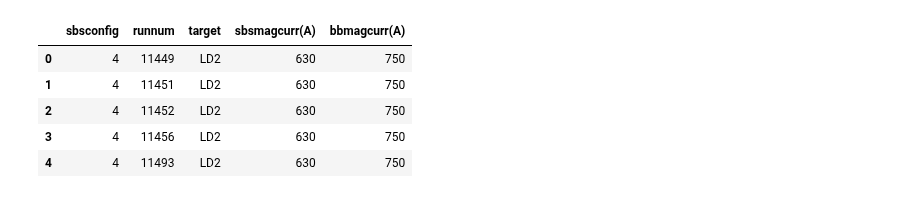
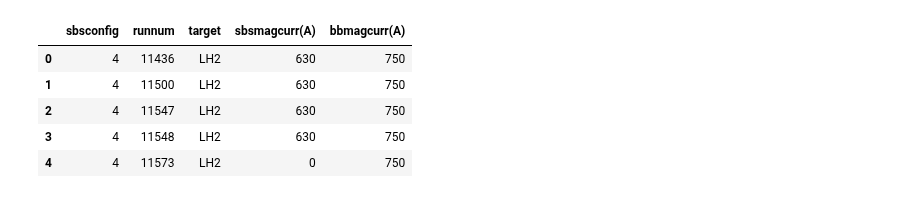
Before and after one commit to provakar1994/gmn_ana, a Jupyter notebook: DB/join_n_merge_rLists.ipynb, the cells around one changed output. Saved outputs shown, nothing was run; the diff lists cells and outputs as text; code cells hidden in the pictures.

```diff
--- a/DB/join_n_merge_rLists.ipynb
+++ b/DB/join_n_merge_rLists.ipynb
@@ -6,7 +7,7 @@ import pandas as pd
 # %%
 # Define the appropriate input variables
 sbsconf = [4, 7, 11, 14, 8, 9]
-target = 'LD2'
+target = 'LH2'
 replay_pass = 1
 prefix = '{}/avg_ebeam_prun_sbs'.format(target)
 # %%
@@ -35,15 +52,15 @@ grunlname = 'good_runList_GMn_nTPE_{}_pass_{}.csv'.format(target, replay_pass)
 good_rListdf = pd.DataFrame(pd.read_csv(grunlname))
 # %%
 # Drop certain columns first (Useful in case of any edits)
-#good_rListdf = good_rListdf.drop(columns=['ebeam_mean(GeV)', 'ebeam_std(GeV)'], axis=1)
-#good_rListdf.head()
+good_rListdf = good_rListdf.drop(columns=['ebeam_mean(GeV)', 'ebeam_std(GeV)'], axis=1)
+good_rListdf.head()
 # %% [output]
 |  | sbsconfig | runnum | target | sbsmagcurr(A) | bbmagcurr(A) |
-| 0 | 4 | 11449 | LD2 | 630 | 750 |
-| 1 | 4 | 11451 | LD2 | 630 | 750 |
-| 2 | 4 | 11452 | LD2 | 630 | 750 |
-| 3 | 4 | 11456 | LD2 | 630 | 750 |
-| 4 | 4 | 11493 | LD2 | 630 | 750 |
+| 0 | 4 | 11436 | LH2 | 630 | 750 |
+| 1 | 4 | 11500 | LH2 | 630 | 750 |
+| 2 | 4 | 11547 | LH2 | 630 | 750 |
+| 3 | 4 | 11548 | LH2 | 630 | 750 |
+| 4 | 4 | 11573 | LH2 | 0 | 750 |
 # %%
 # Finally merge the new tables with good run list
 upd_grunLdf = pd.merge(good_rListdf, concatdf, on='runnum', how='outer')
```
Also changed, not shown: parts of 5 cells of this notebook, 3 other files.
